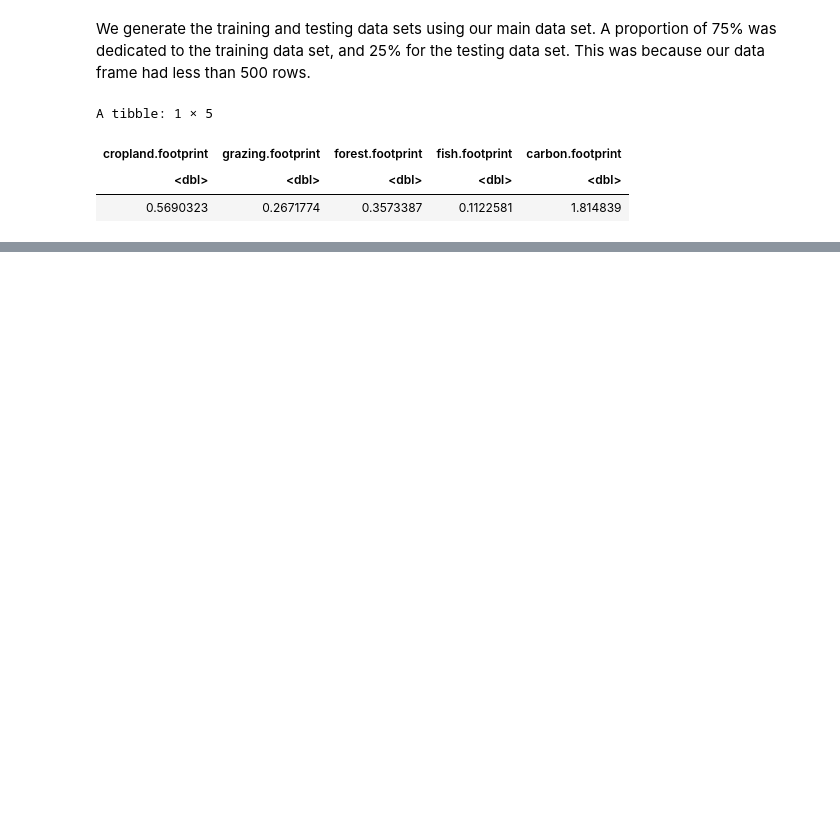
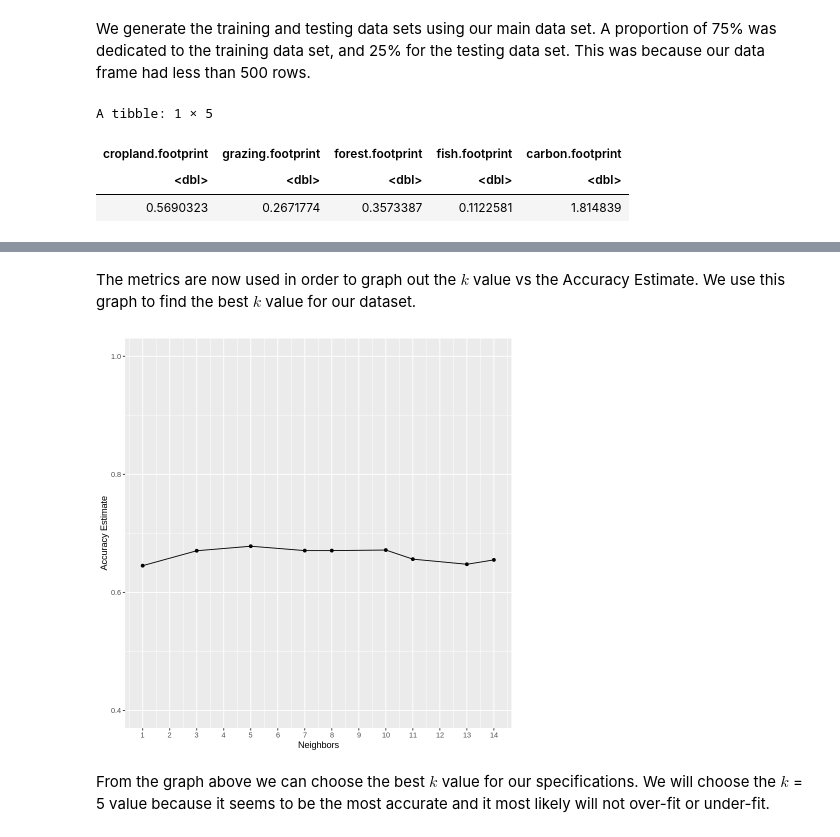
Before and after one commit to tsabkuro/EcoFoot, a Jupyter notebook: report.ipynb, the cells around one changed output, grey strips where cells are left out. Drawn from its saved outputs; the diff is of its cells as text; code cells hidden in the pictures; blank space fills up the shorter version.

```diff
--- a/report.ipynb
+++ b/report.ipynb
@@ -112,0 +122,22 @@ A tibble: 1 × 5
+# %%
+set.seed(1)
+#creating our recipe
+countries_recipe <- recipe(GDP_classified ~ cropland.footprint + grazing.footprint + forest.footprint +
+                           fish.footprint + carbon.footprint, data = countries_train)
+
+#cross-validation
+countries_vfold <- vfold_cv(countries_train, v = 5, strata = GDP_classified)
+
+#specifications for our model
+knn_tune <- nearest_neighbor(weight_func = "rectangular", neighbors = tune()) %>%
+    set_engine("kknn") %>%
+    set_mode("classification")
+
+#workflow analysis metrics
+countries_results <- workflow() %>%
+      add_recipe(countries_recipe) %>%
+      add_model(knn_tune) %>%
+      tune_grid(resamples = countries_vfold, grid = 10) %>%
+      collect_metrics()
+
+countries_results
@@ -112,0 +155,20 @@ A tibble: 1 × 5
+# %% [markdown]
+The metrics are now used in order to graph out the $k$ value vs the Accuracy Estimate. We use this graph to find the best $k$ value for our dataset.
+# %%
+#filtering out the metrics to only display accuracy
+accuracies <- countries_results %>%
+      filter(.metric == "accuracy")
+
+#plotting out the k vs accuracy estimate in order to visualize the relationship between them.
+cross_val_plot <- ggplot(accuracies, aes(x = neighbors, y = mean))+
+      geom_point() +
+      geom_line() +
+      labs(x = "Neighbors", y = "Accuracy Estimate") +
+      scale_x_continuous(breaks = seq(0, 14, by = 1)) +
+      scale_y_continuous(limits = c(0.4, 1.0))
+
+cross_val_plot
+# %% [output]
+[figure, added]
+# %% [markdown]
+From the graph above we can choose the best $k$ value for our specifications. We will choose the $k$ = 5 value because it seems to be the most accurate and it most likely will not over-fit or under-fit.
```
Also changed, not shown: parts of 6 cells of this notebook.
